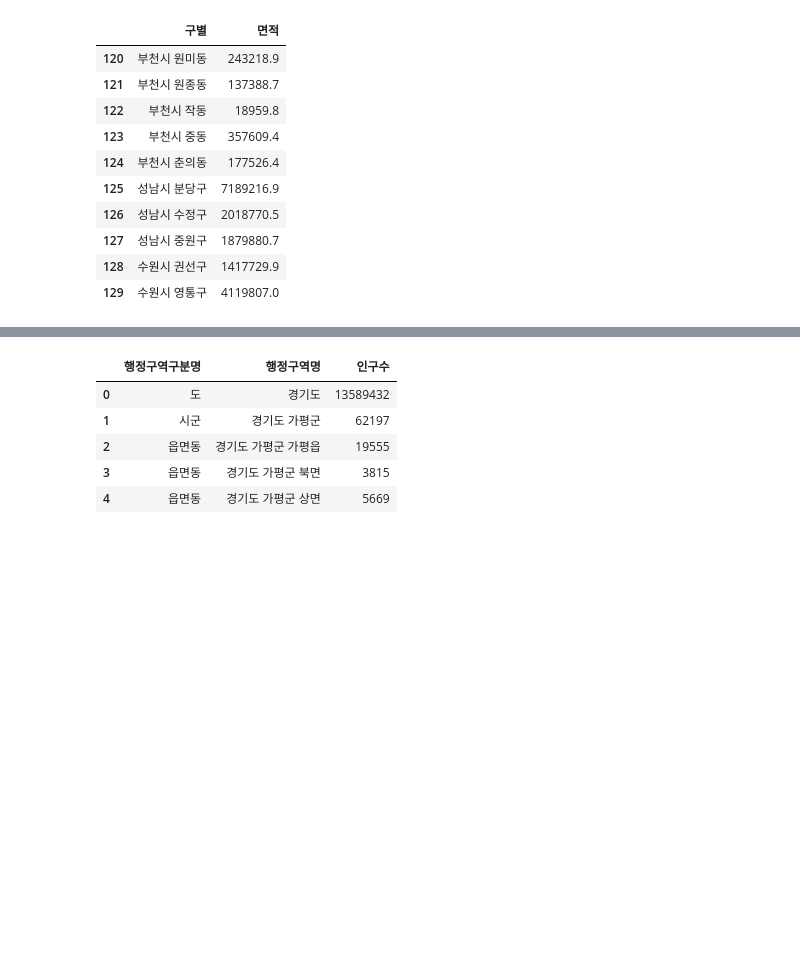
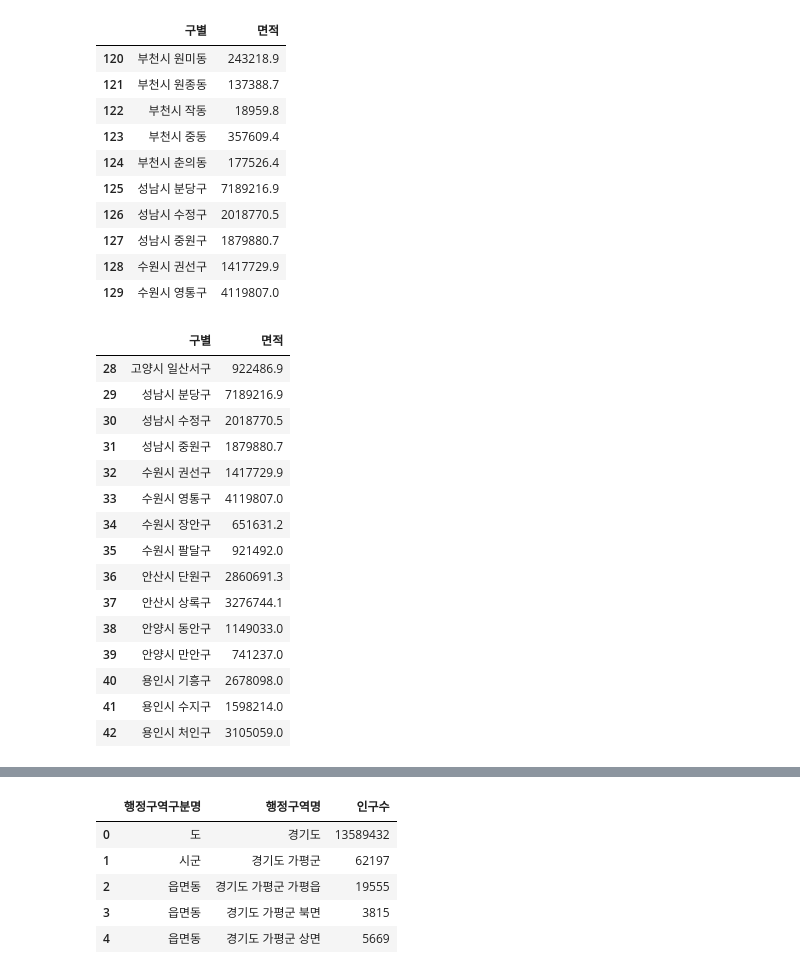
Before and after one commit to Mayhem-XD/DataAnalysis, a Jupyter notebook: 99.과제/02.경기도 공원.ipynb, the cells around one changed output, grey strips where cells are left out. Cells and saved outputs as stored; diff of their text form; code cells hidden in the pictures; blank space fills up the shorter version.

```diff
--- a/99.과제/02.경기도 공원.ipynb
+++ b/99.과제/02.경기도 공원.ipynb
@@ -154,4 +187,24 @@ df_test_1.head(130).tail(10)
 | 127 | 성남시 중원구 | 1879880.7 |
 | 128 | 수원시 권선구 | 1417729.9 |
 | 129 | 수원시 영통구 | 4119807.0 |
+# %%
+df_result = pd.concat([df_test_3,df_test_2],ignore_index=True)
+df_result.head(45).tail(15)
+# %% [output]
+|  | 구별 | 면적 |
+| 28 | 고양시 일산서구 | 922486.9 |
+| 29 | 성남시 분당구 | 7189216.9 |
+| 30 | 성남시 수정구 | 2018770.5 |
+| 31 | 성남시 중원구 | 1879880.7 |
+| 32 | 수원시 권선구 | 1417729.9 |
+| 33 | 수원시 영통구 | 4119807.0 |
+| 34 | 수원시 장안구 | 651631.2 |
+| 35 | 수원시 팔달구 | 921492.0 |
+| 36 | 안산시 단원구 | 2860691.3 |
+| 37 | 안산시 상록구 | 3276744.1 |
+| 38 | 안양시 동안구 | 1149033.0 |
+| 39 | 안양시 만안구 | 741237.0 |
+| 40 | 용인시 기흥구 | 2678098.0 |
+| 41 | 용인시 수지구 | 1598214.0 |
+| 42 | 용인시 처인구 | 3105059.0 |
 # %%
```
Also changed, not shown: parts of 4 cells of this notebook, 1 other file.
